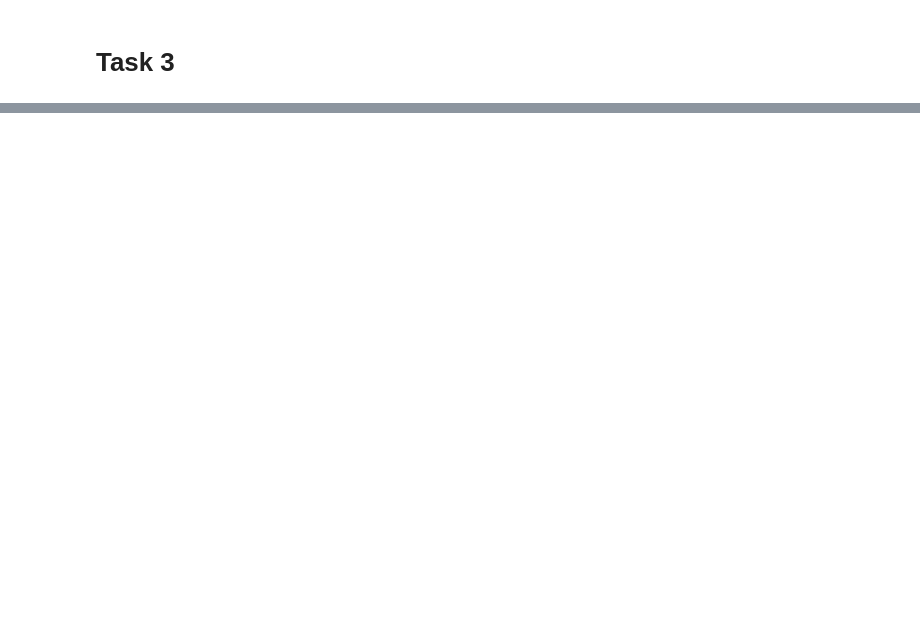
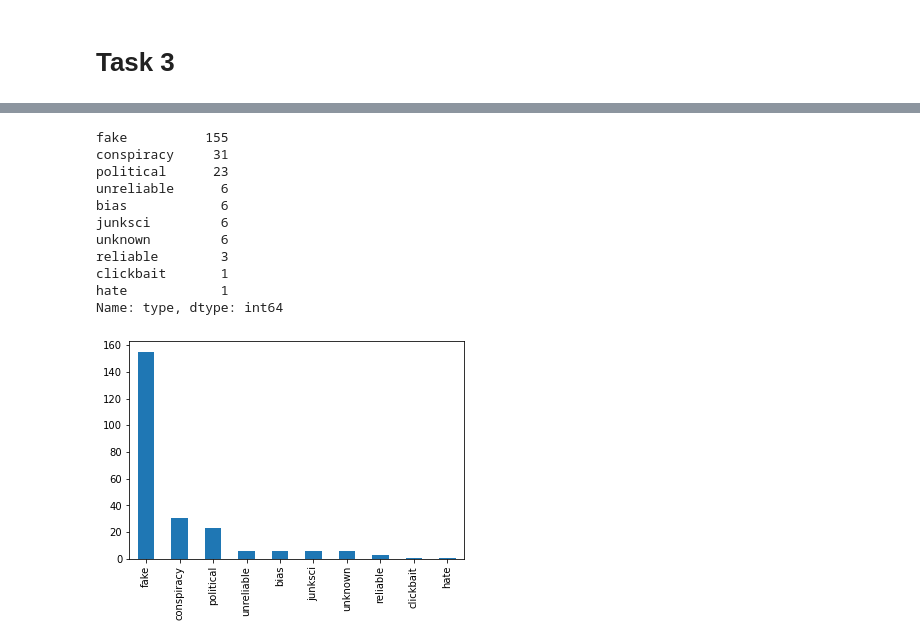
Before and after one commit to Numinator/ds, a Jupyter notebook: MS1/ms1.ipynb, the cells around one changed output, grey strips where cells are left out. Cells and saved outputs as stored; diff of their text form; code cells hidden in the pictures; blank space fills up the shorter version.

```diff
--- a/MS1/ms1.ipynb
+++ b/MS1/ms1.ipynb
@@ -97,0 +153,15 @@ IndexingError: Unalignable boolean Series provided as indexer (index of the bool
+# %%
+type_distribution(df)
+# %% [output]
+fake          155
+conspiracy     31
+political      23
+unreliable      6
+bias            6
+junksci         6
+unknown         6
+reliable        3
+clickbait       1
+hate            1
+Name: type, dtype: int64
+[figure, added]
```
Also changed, not shown: parts of 8 cells of this notebook.
